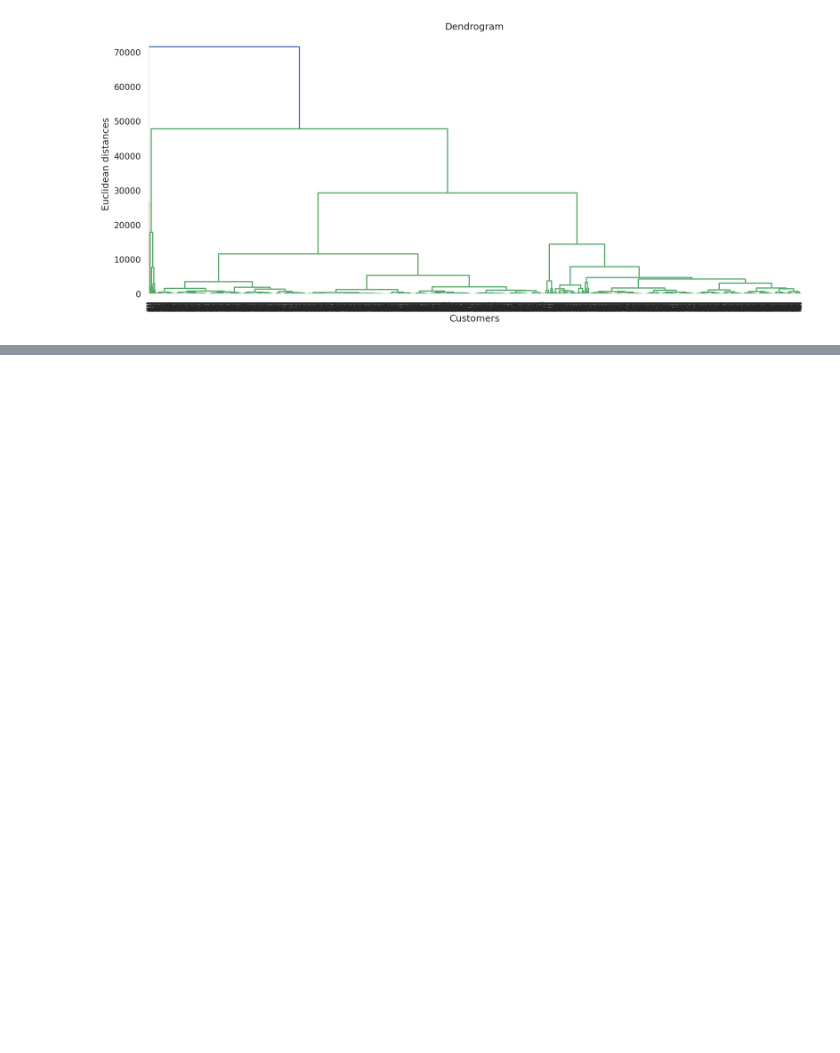
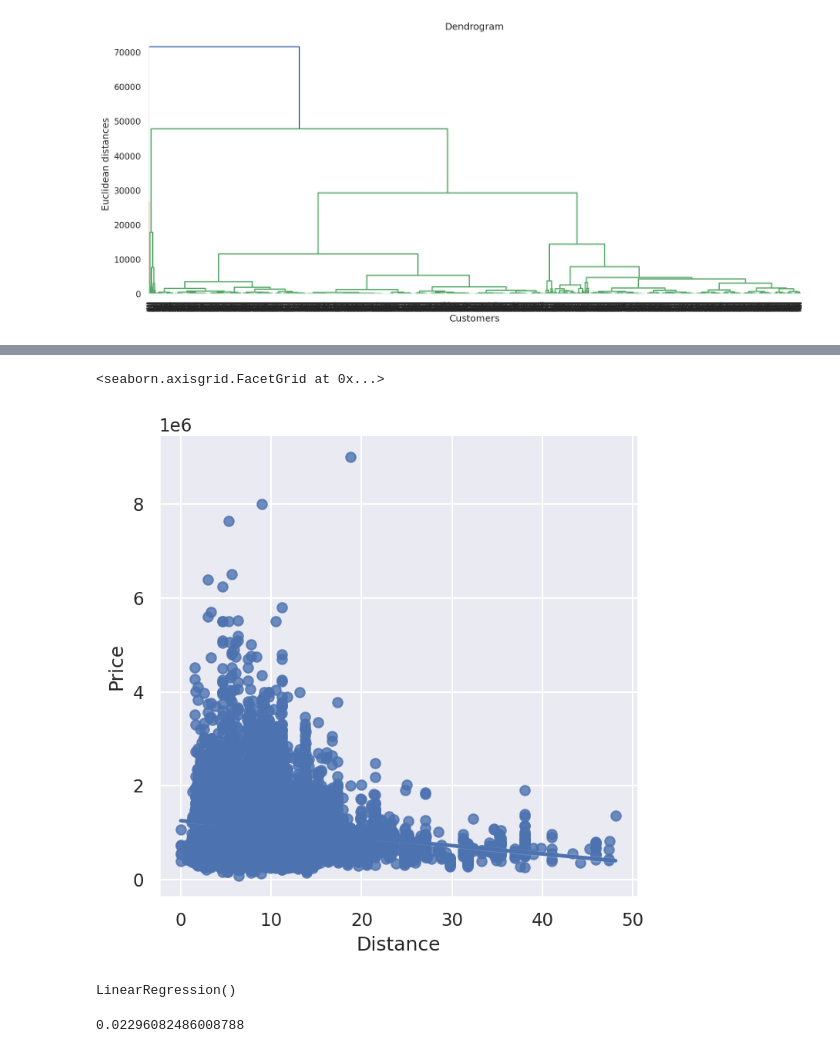
Before and after one commit to ANSHUMANDAS1506/EDA-Data-Analysis, a Jupyter notebook: 21BDS0303_EDA.ipynb, the cells around one changed output, grey strips where cells are left out. Saved outputs shown, nothing was run; the diff lists cells and outputs as text; code cells hidden in the pictures; blank space fills up the shorter version.

```diff
--- a/21BDS0303_EDA.ipynb
+++ b/21BDS0303_EDA.ipynb
@@ -486,0 +540,5 @@ plt.show()
+# %%
+sns.lmplot(x = 'Distance', y = 'Price', data = melb_clean)
+# %% [output]
+<seaborn.axisgrid.FacetGrid at 0x...>
+[figure, added]
@@ -486,0 +550,11 @@ plt.show()
+# %%
+from sklearn.linear_model import LinearRegression
+regressor = LinearRegression()
+# Fitting the training data to our model
+regressor.fit(X_train, y_train)
+# %% [output]
+LinearRegression()
+# %%
+regressor.score(X_test, y_test)
+# %% [output]
+0.02296082486008788
```
Also changed, not shown: parts of 11 cells of this notebook.
